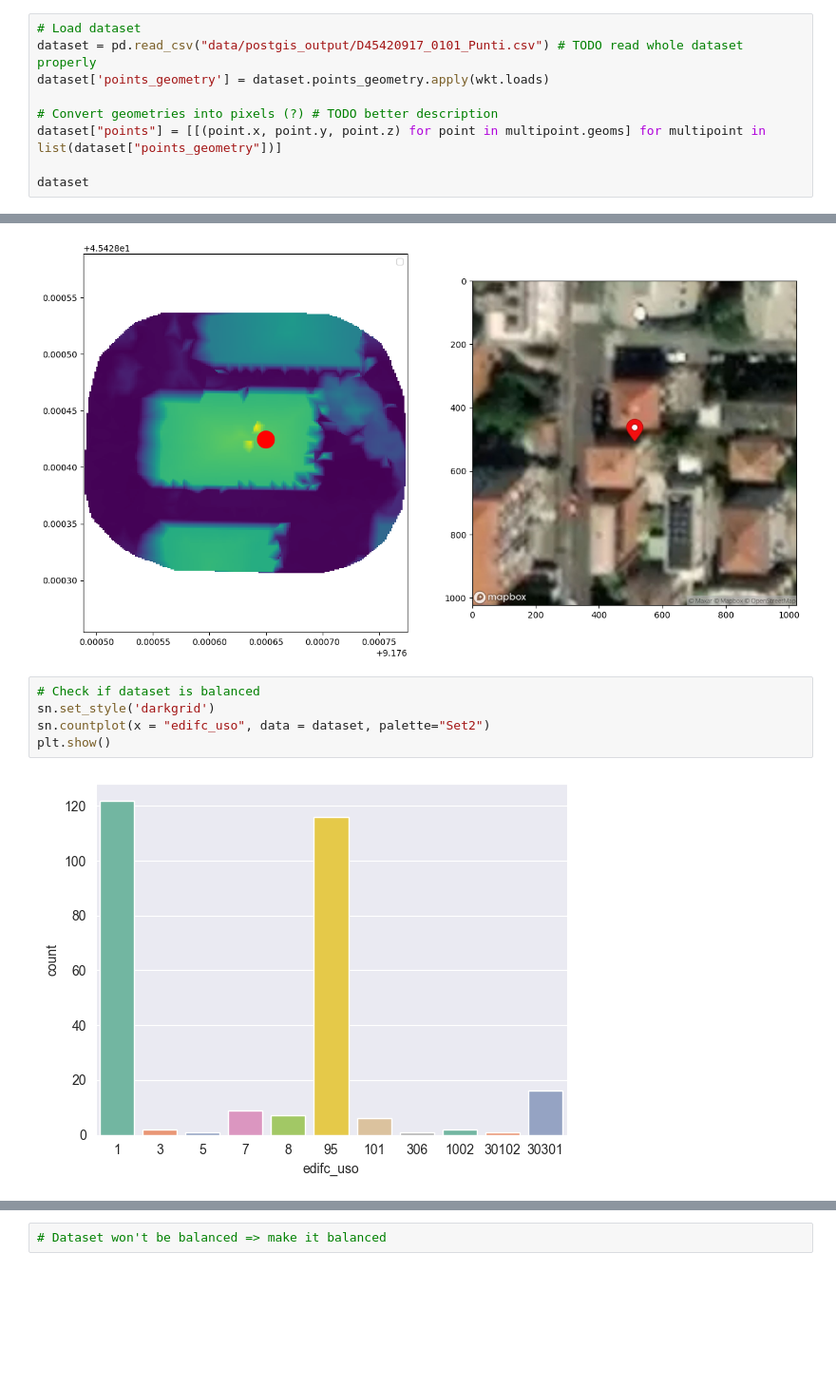
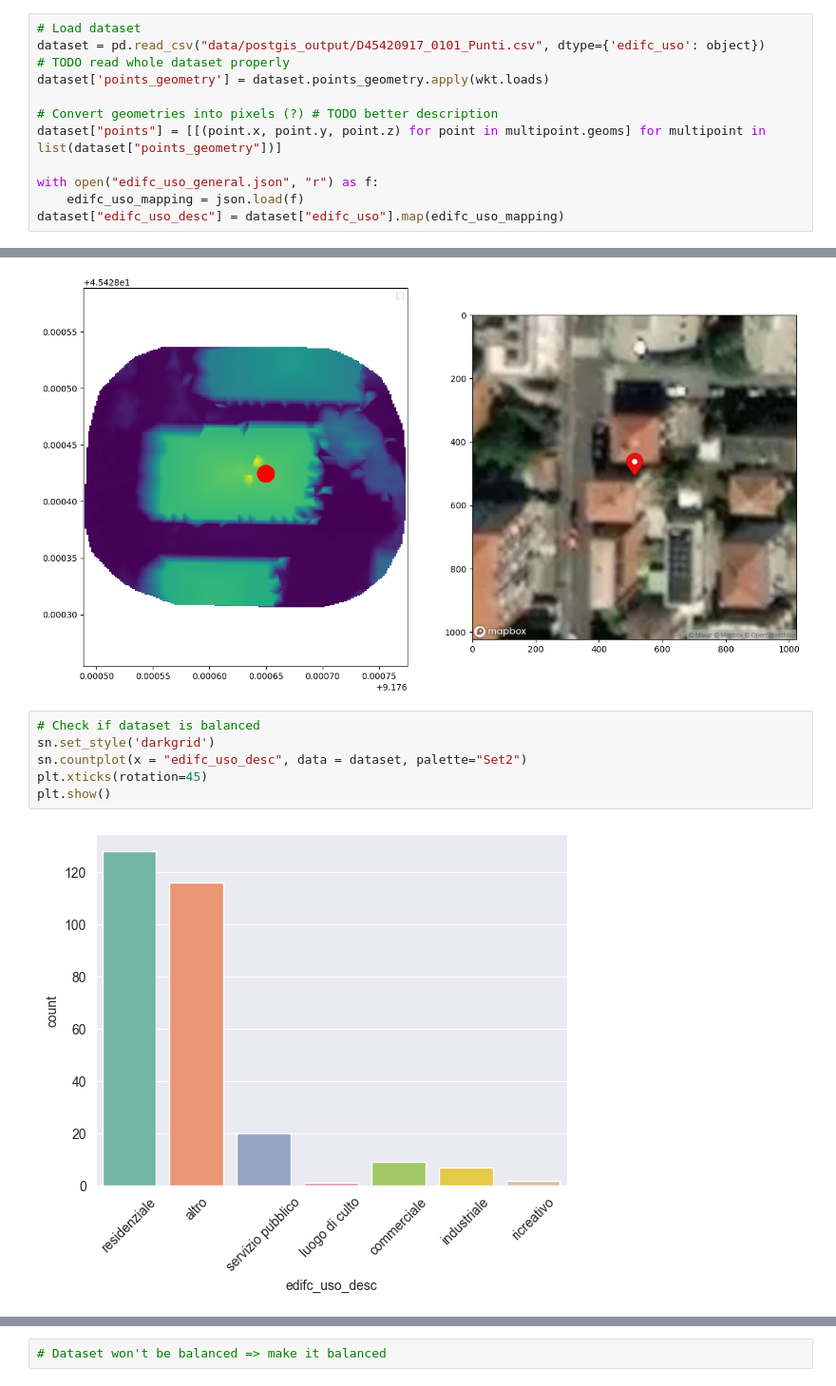
Before and after one commit to bigliolimatteo/skynet-building-functions, a Jupyter notebook: code.ipynb, the cells around one changed output, grey strips where cells are left out. Shown at 95% size. Drawn from its saved outputs; the diff is of its cells as text; blank space fills up the shorter version.

Commit message:
dataset balancing analysis

```diff
--- a/code.ipynb
+++ b/code.ipynb
@@ -10,10 +11,12 @@ from shapely import wkt
 # TODO get the dictionary w/ definitions for edifc_uso
 # %%
 # Load dataset
-dataset = pd.read_csv("data/postgis_output/D45420917_0101_Punti.csv") # TODO read whole dataset properly
+dataset = pd.read_csv("data/postgis_output/D45420917_0101_Punti.csv", dtype={'edifc_uso': object}) # TODO read whole dataset properly
 dataset['points_geometry'] = dataset.points_geometry.apply(wkt.loads)
 
 # Convert geometries into pixels (?) # TODO better description
 dataset["points"] = [[(point.x, point.y, point.z) for point in multipoint.geoms] for multipoint in list(dataset["points_geometry"])]
 
-dataset
+with open("edifc_uso_general.json", "r") as f:
+    edifc_uso_mapping = json.load(f)
+dataset["edifc_uso_desc"] = dataset["edifc_uso"].map(edifc_uso_mapping)
@@ -83,7 +72,8 @@ No artists with labels found to put in legend.  Note that artists whose label st
 # %%
 # Check if dataset is balanced
 sn.set_style('darkgrid')
-sn.countplot(x = "edifc_uso", data = dataset, palette="Set2")
+sn.countplot(x = "edifc_uso_desc", data = dataset, palette="Set2")
+plt.xticks(rotation=45)
 plt.show()
 # %% [output]
-[figure, old version]
+[figure, new version]
```
Also changed, not shown: parts of 3 cells of this notebook.
